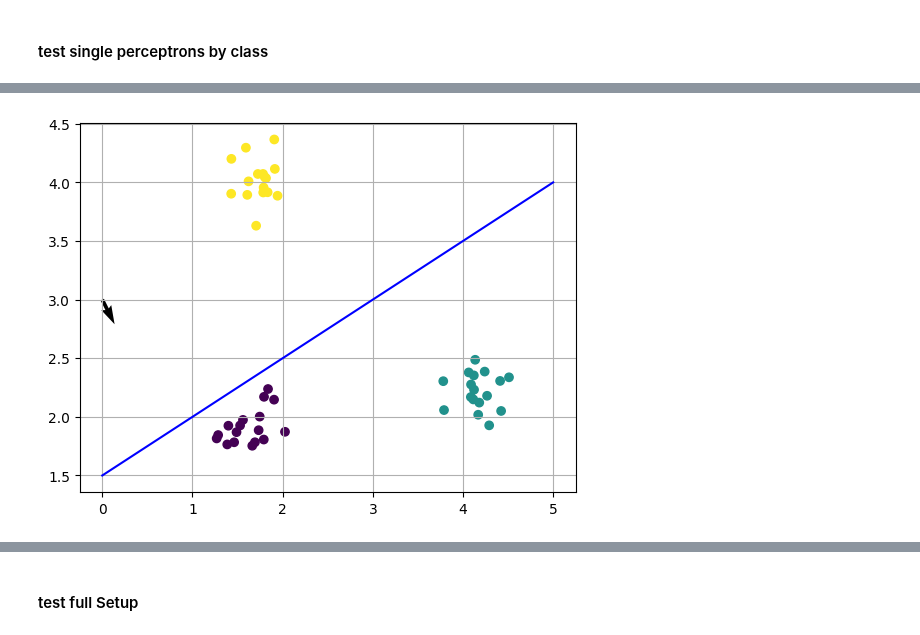
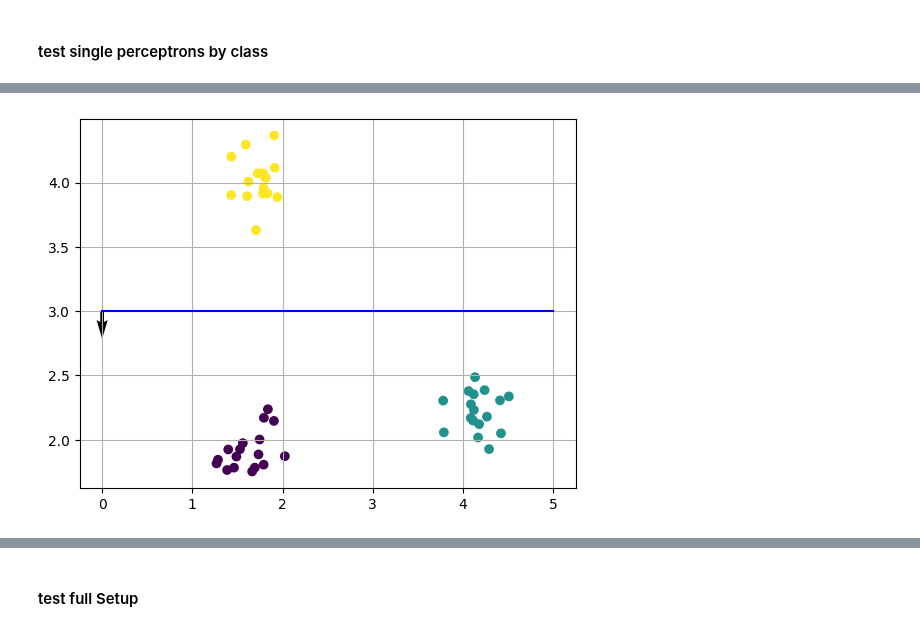
Before and after one commit to Mv0sKff/MyDeepLearning, a Jupyter notebook: week_2/Aufgabe_2_Multi_Class_Perceptrons.ipynb, the cells around one changed output, grey strips where cells are left out. Saved outputs shown, nothing was run; the diff lists cells and outputs as text; code cells hidden in the pictures.

```diff
--- a/week_2/Aufgabe_2_Multi_Class_Perceptrons.ipynb
+++ b/week_2/Aufgabe_2_Multi_Class_Perceptrons.ipynb
@@ -125,10 +109,10 @@ plt.grid()
 # %%
-w2 = np.array([1, -2])
+w2 = np.array([0,-1])
 b2 = 3
 
 line2 = plot_line_from_normal_vector_and_offset(w2, b2, color='blue', x_range=[0,5])
 plt.scatter(X[:,0],X[:,1],c=y)
 plt.quiver(0,b2,w2[0],w2[1])
 plt.grid()
 # %% [output]
-[figure, old version]
+[figure, new version]
```
Also changed, not shown: parts of 7 cells of this notebook.
